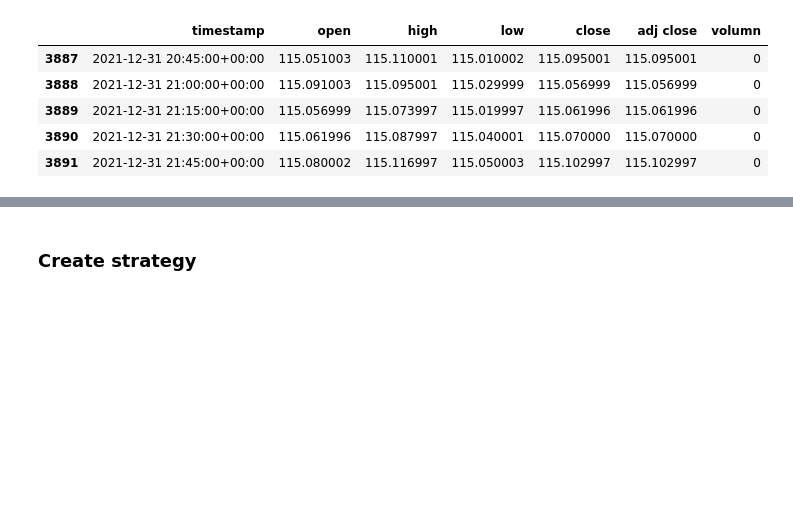
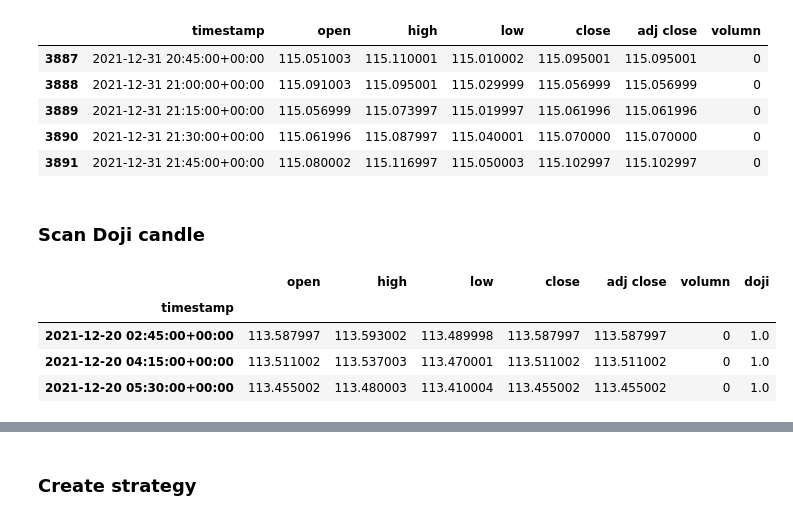
Before and after one commit to phongyanon/PythonInvestment, a Jupyter notebook: MyStrategy/Simple_BolingerBand.ipynb, the cells around one changed output, grey strips where cells are left out. Drawn from its saved outputs; the diff is of its cells as text; code cells hidden in the pictures; blank space fills up the shorter version.

```diff
--- a/MyStrategy/Simple_BolingerBand.ipynb
+++ b/MyStrategy/Simple_BolingerBand.ipynb
@@ -24,3 +24,5 @@ data.tail()
 | 3891 | 2021-12-31 21:45:00+00:00 | 115.080002 | 115.116997 | 115.050003 | 115.102997 | 115.102997 | 0 |
 # %%
 df = data.copy()
+# %% [markdown]
+### Scan Doji candle
@@ -26,0 +38,15 @@ df = data.copy()
+# %%
+df_test = data.copy()[2950:3000]
+df_test = scan_doji(df_test)
+
+marks = ['^' if x == 1 else '' for x in df_test['doji']]
+color = ['b' if x == 1 else 'g' for x in df_test['doji']]
+cdl_plot = mpf.make_addplot(df_test['low'],type='scatter',marker=marks,color=color,markersize=100)
+df_test.loc[df_test.iloc[:, -1] == 1]
+# df_test.shape[0]
+# %% [output]
+|  | open | high | low | close | adj close | volumn | doji |
+| timestamp |  |  |  |  |  |  |  |
+| 2021-12-20 02:45:00+00:00 | 113.587997 | 113.593002 | 113.489998 | 113.587997 | 113.587997 | 0 | 1.0 |
+| 2021-12-20 04:15:00+00:00 | 113.511002 | 113.537003 | 113.470001 | 113.511002 | 113.511002 | 0 | 1.0 |
+| 2021-12-20 05:30:00+00:00 | 113.455002 | 113.480003 | 113.410004 | 113.455002 | 113.455002 | 0 | 1.0 |
```
Also changed, not shown: parts of 3 cells of this notebook.
